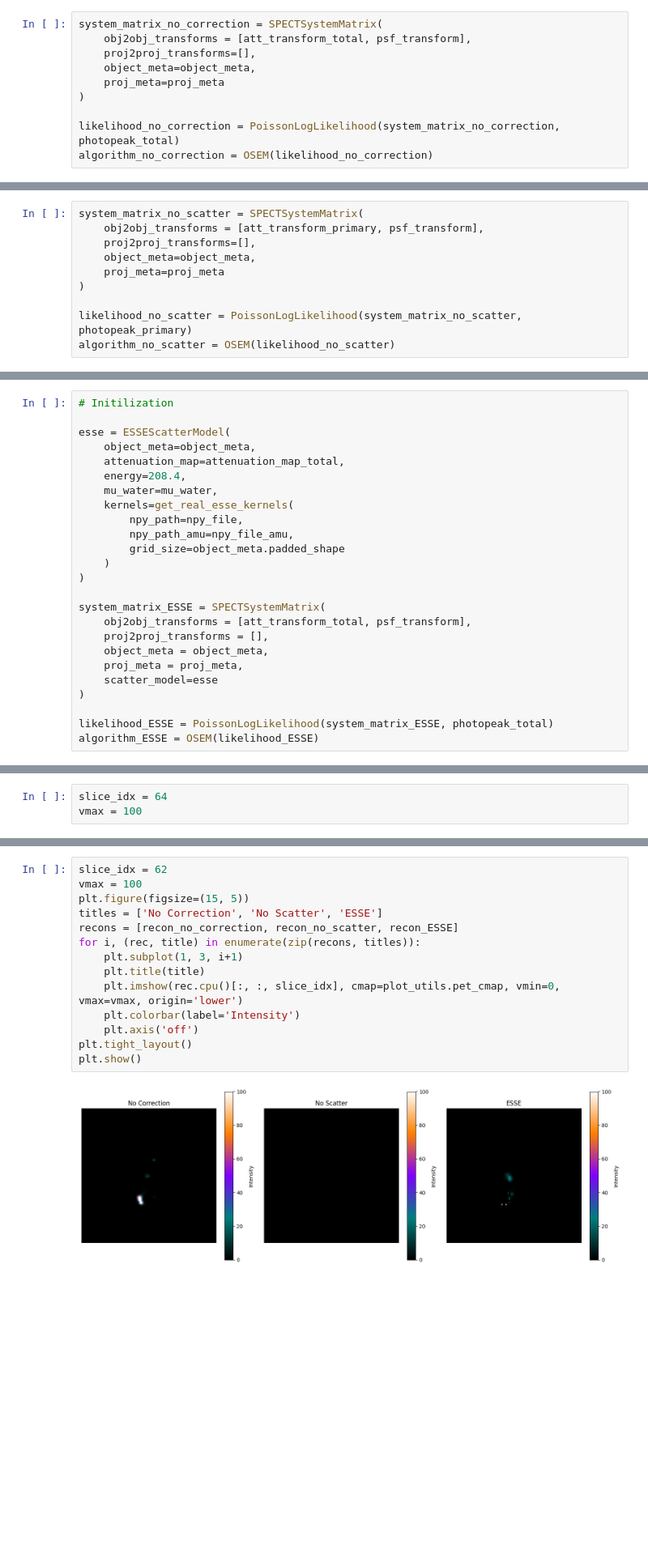
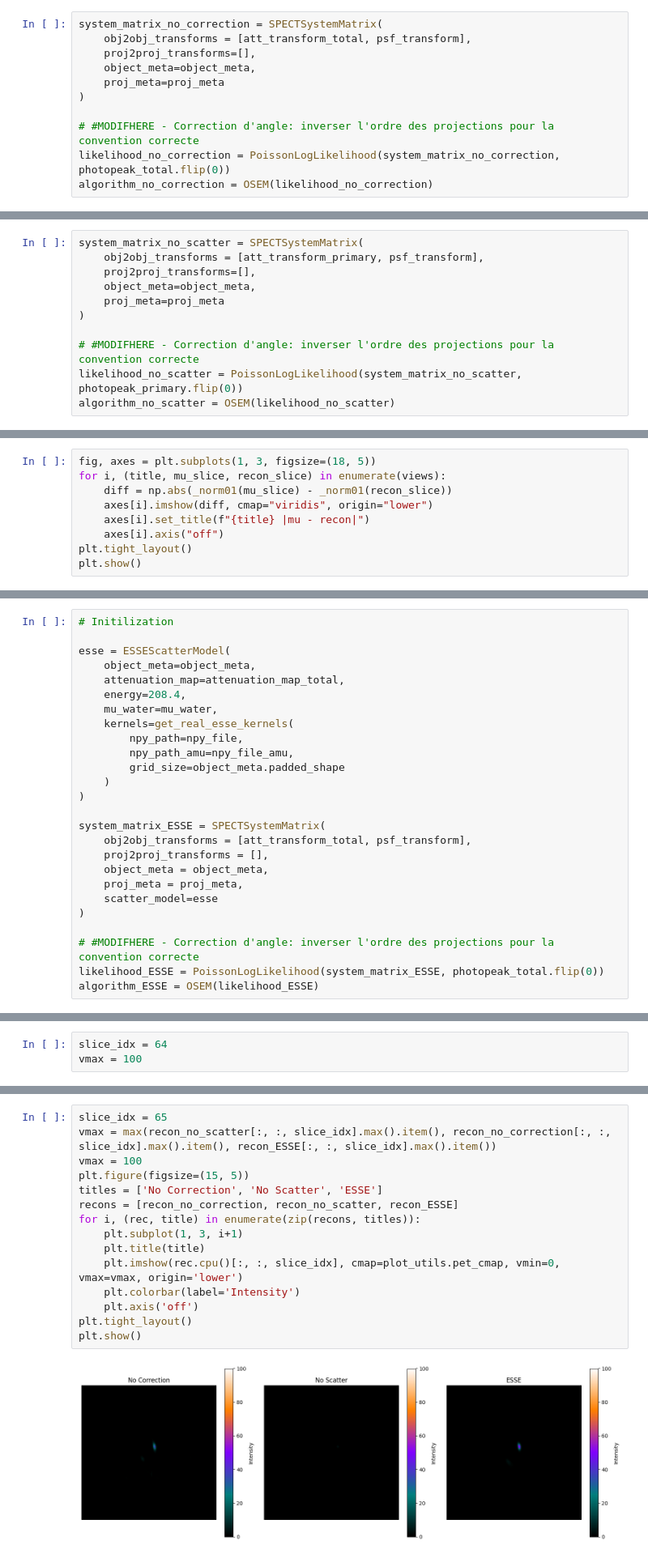
Before and after one commit to Nebulaaae/PyTomography, a Jupyter notebook: docs/source/notebooks/mc_esse_tew_comparison.ipynb, the cells around one changed output, grey strips where cells are left out. Shown at 81% size. Cells and saved outputs as stored; diff of their text form; blank space fills up the shorter version.

```diff
--- a/docs/source/notebooks/mc_esse_tew_comparison.ipynb
+++ b/docs/source/notebooks/mc_esse_tew_comparison.ipynb
@@ -317,7 +543,8 @@ system_matrix_no_correction = SPECTSystemMatrix(
     proj_meta=proj_meta
 )
 
-likelihood_no_correction = PoissonLogLikelihood(system_matrix_no_correction, photopeak_total)
+# #MODIFHERE - Correction d'angle: inverser l'ordre des projections pour la convention correcte
+likelihood_no_correction = PoissonLogLikelihood(system_matrix_no_correction, photopeak_total.flip(0))
 algorithm_no_correction = OSEM(likelihood_no_correction)
 # %%
 recon_no_correction = algorithm_no_correction(n_iters=nb_iter, n_subsets=nb_subset)
@@ -329,7 +556,8 @@ system_matrix_no_scatter = SPECTSystemMatrix(
     proj_meta=proj_meta
 )
 
-likelihood_no_scatter = PoissonLogLikelihood(system_matrix_no_scatter, photopeak_primary)
+# #MODIFHERE - Correction d'angle: inverser l'ordre des projections pour la convention correcte
+likelihood_no_scatter = PoissonLogLikelihood(system_matrix_no_scatter, photopeak_primary.flip(0))
 algorithm_no_scatter = OSEM(likelihood_no_scatter)
 # %%
 recon_no_scatter = algorithm_no_scatter(n_iters=nb_iter, n_subsets=nb_subset)
@@ -335,0 +615,9 @@ recon_no_scatter = algorithm_no_scatter(n_iters=nb_iter, n_subsets=nb_subset)
+# %%
+fig, axes = plt.subplots(1, 3, figsize=(18, 5))
+for i, (title, mu_slice, recon_slice) in enumerate(views):
+    diff = np.abs(_norm01(mu_slice) - _norm01(recon_slice))
+    axes[i].imshow(diff, cmap="viridis", origin="lower")
+    axes[i].set_title(f"{title} |mu - recon|")
+    axes[i].axis("off")
+plt.tight_layout()
+plt.show()
@@ -447,7 +738,8 @@ system_matrix_ESSE = SPECTSystemMatrix(
     scatter_model=esse
 )
 
-likelihood_ESSE = PoissonLogLikelihood(system_matrix_ESSE, photopeak_total)
+# #MODIFHERE - Correction d'angle: inverser l'ordre des projections pour la convention correcte
+likelihood_ESSE = PoissonLogLikelihood(system_matrix_ESSE, photopeak_total.flip(0))
 algorithm_ESSE = OSEM(likelihood_ESSE)
 # %%
 recon_ESSE = algorithm_ESSE(n_iters=nb_iter, n_subsets=nb_subset)
@@ -634,19 +949,20 @@ plot_comparative_spect(
 # %%
-slice_idx = 62
+slice_idx = 65
+vmax = max(recon_no_scatter[:, :, slice_idx].max().item(), recon_no_correction[:, :, slice_idx].max().item(), recon_ESSE[:, :, slice_idx].max().item())
 vmax = 100
 plt.figure(figsize=(15, 5))
 titles = ['No Correction', 'No Scatter', 'ESSE']
 recons = [recon_no_correction, recon_no_scatter, recon_ESSE]
 for i, (rec, title) in enumerate(zip(recons, titles)):
     plt.subplot(1, 3, i+1)
     plt.title(title)
     plt.imshow(rec.cpu()[:, :, slice_idx], cmap=plot_utils.pet_cmap, vmin=0, vmax=vmax, origin='lower')
     plt.colorbar(label='Intensity')
     plt.axis('off')
 plt.tight_layout()
 plt.show()
 # %% [output]
-[figure, old version]
+[figure, new version]
 # %%
 from skimage.metrics import mean_squared_error, normalized_root_mse, peak_signal_noise_ratio, structural_similarity
 import pandas as pd
```
Also changed, not shown: parts of 28 cells of this notebook.
